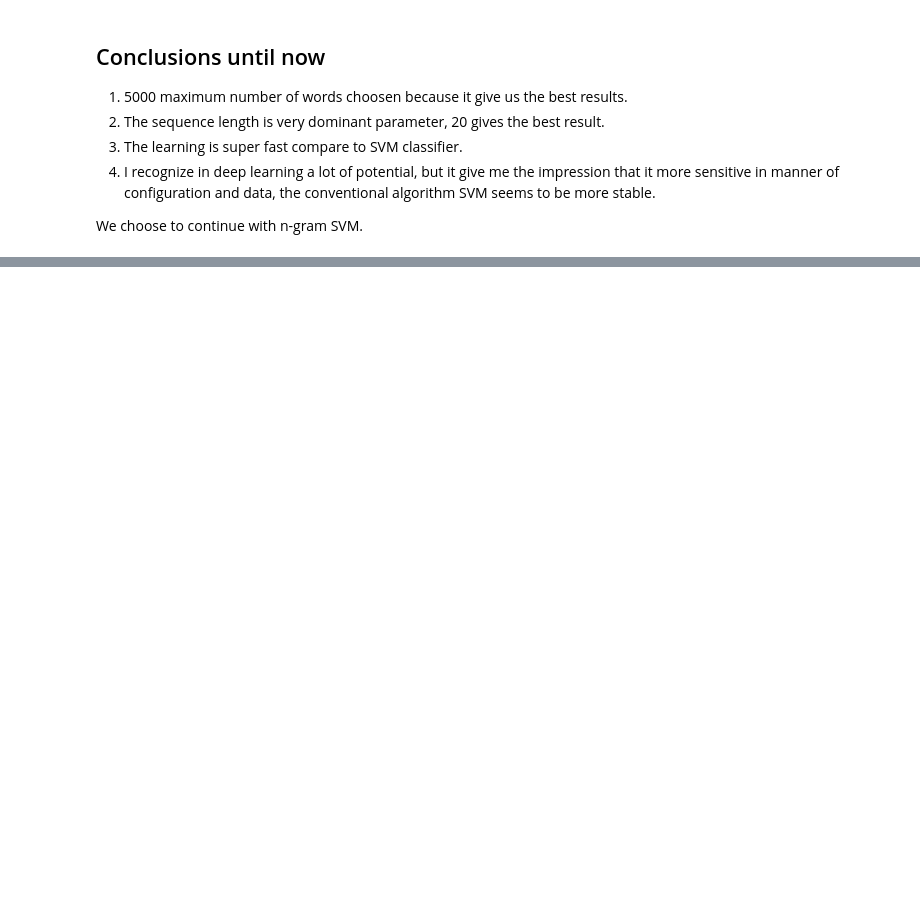
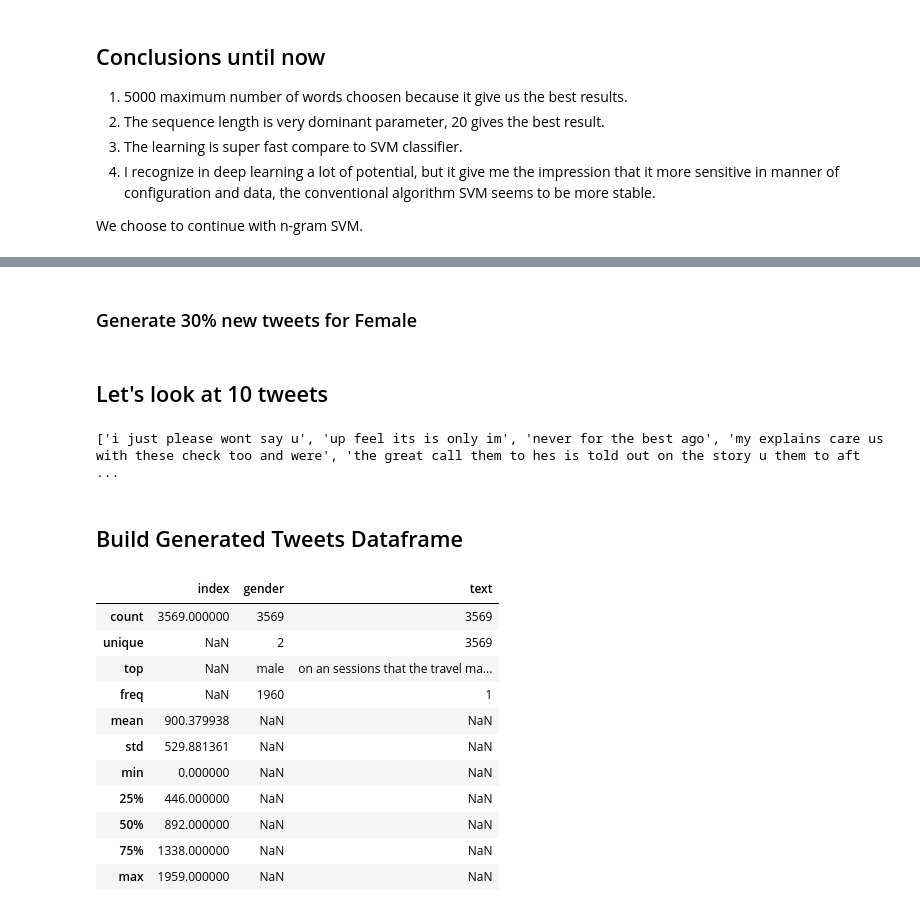
Before and after one commit to zamiramos/TweeterProject, a Jupyter notebook: project.ipynb, the cells around one changed output, grey strips where cells are left out. Saved outputs shown, nothing was run; the diff lists cells and outputs as text; code cells hidden in the pictures; blank space fills up the shorter version.

```diff
--- a/project.ipynb
+++ b/project.ipynb
@@ -886,0 +1088,2 @@ We choose to continue with n-gram SVM.
+# %%
+generated_male_tweets = GenerateTweets(male_generation_model, male_words_indices, male_indices_words, male_idx,len(male_tweets['text'])*0.3)
@@ -886,0 +1100,3 @@ We choose to continue with n-gram SVM.
+# %%
+#join tweets to one tweet
+female_tweets_text = ' NEWTWEET '.join(female_tweets['text'])
@@ -886,0 +1127,2 @@ We choose to continue with n-gram SVM.
+# %% [markdown]
+### Generate 30% new tweets for Female
@@ -886,0 +1131,26 @@ We choose to continue with n-gram SVM.
+# %% [markdown]
+## Let's look at 10 tweets
+# %%
+print(generated_female_tweets[30:40])
+# %% [output]
+['i just please wont say u', 'up feel its is only im', 'never for the best ago', 'my explains care us with these check too and were', 'the great call them to hes is told out on the story u them to aft ...
+# %% [markdown]
+## Build Generated Tweets Dataframe
+# %%
+generated_df_male = pd.DataFrame({'text': generated_male_tweets, 'gender': 'male'})
+generated_df_female = pd.DataFrame({'text': generated_female_tweets, 'gender': 'female'})
+generated_df = pd.concat([generated_df_male, generated_df_female], join="inner").reset_index()
+generated_df.describe(include='all')
+# %% [output]
+|  | index | gender | text |
+| count | 3569.000000 | 3569 | 3569 |
+| unique | NaN | 2 | 3569 |
+| top | NaN | male | on an sessions that the travel ma... |
+| freq | NaN | 1960 | 1 |
+| mean | 900.379938 | NaN | NaN |
+| std | 529.881361 | NaN | NaN |
+| min | 0.000000 | NaN | NaN |
+| 25% | 446.000000 | NaN | NaN |
+| 50% | 892.000000 | NaN | NaN |
+| 75% | 1338.000000 | NaN | NaN |
+| max | 1959.000000 | NaN | NaN |
```
Also changed, not shown: parts of 35 cells of this notebook, 52 other files.
